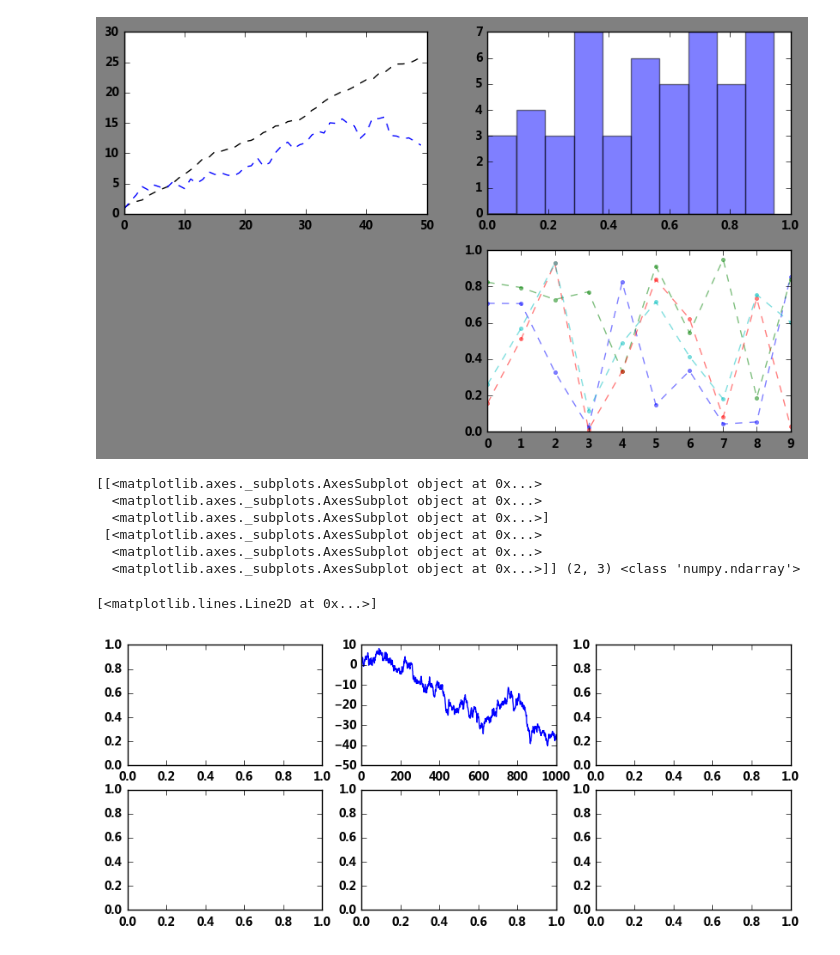
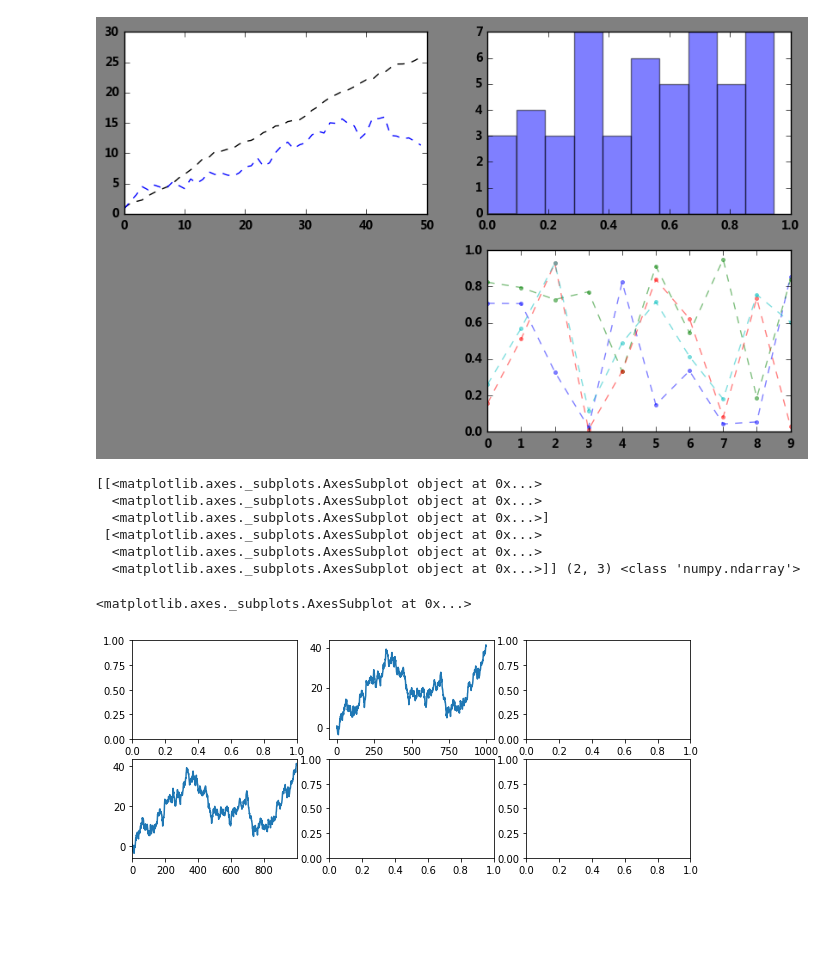
Before and after one commit to JasonYangCode/03_Python, a Jupyter notebook: Note04_matplotlib/04_subplot.ipynb, the cells around one changed output. Drawn from its saved outputs; the diff is of its cells as text; code cells hidden in the pictures; blank space fills up the shorter version.

```diff
--- a/Note04_matplotlib/c0404_子图.ipynb
+++ b/Note04_matplotlib/04_subplot.ipynb
@@ -37,24 +39,25 @@ ax4.plot(df2,alpha=0.5,linestyle='--',marker='.')
  <matplotlib.lines.Line2D at 0x...>]
 [figure]
 # %%
-# 子图创建2 - 创建一个新的figure，并返回一个subplot对象的numpy数组 → plt.subplot
+# 子图创建2 - 创建一个新的figure，并返回一个subplot对象的numpy数组 → plt.subplots
 
 fig,axes = plt.subplots(2,3,figsize=(10,4))
 ts = pd.Series(np.random.randn(1000).cumsum())
-print(axes, axes.shape, type(axes))
-# 生成图表对象的数组
+print(axes, axes.shape, type(axes))# 生成图表对象的数组
 
 ax1 = axes[0,1]
 ax1.plot(ts)
+
+ts.plot(ax = axes[1,0])
 # %% [output]
 [[<matplotlib.axes._subplots.AxesSubplot object at 0x...>
   <matplotlib.axes._subplots.AxesSubplot object at 0x...>
   <matplotlib.axes._subplots.AxesSubplot object at 0x...>]
  [<matplotlib.axes._subplots.AxesSubplot object at 0x...>
   <matplotlib.axes._subplots.AxesSubplot object at 0x...>
   <matplotlib.axes._subplots.AxesSubplot object at 0x...>]] (2, 3) <class 'numpy.ndarray'>
-[<matplotlib.lines.Line2D at 0x...>]
+<matplotlib.axes._subplots.AxesSubplot at 0x...>
-[figure, old version]
+[figure, new version]
 # %%
 # plt.subplots,参数调整
 
```
Also changed, not shown: parts of 2 cells of this notebook, 10 other files.
